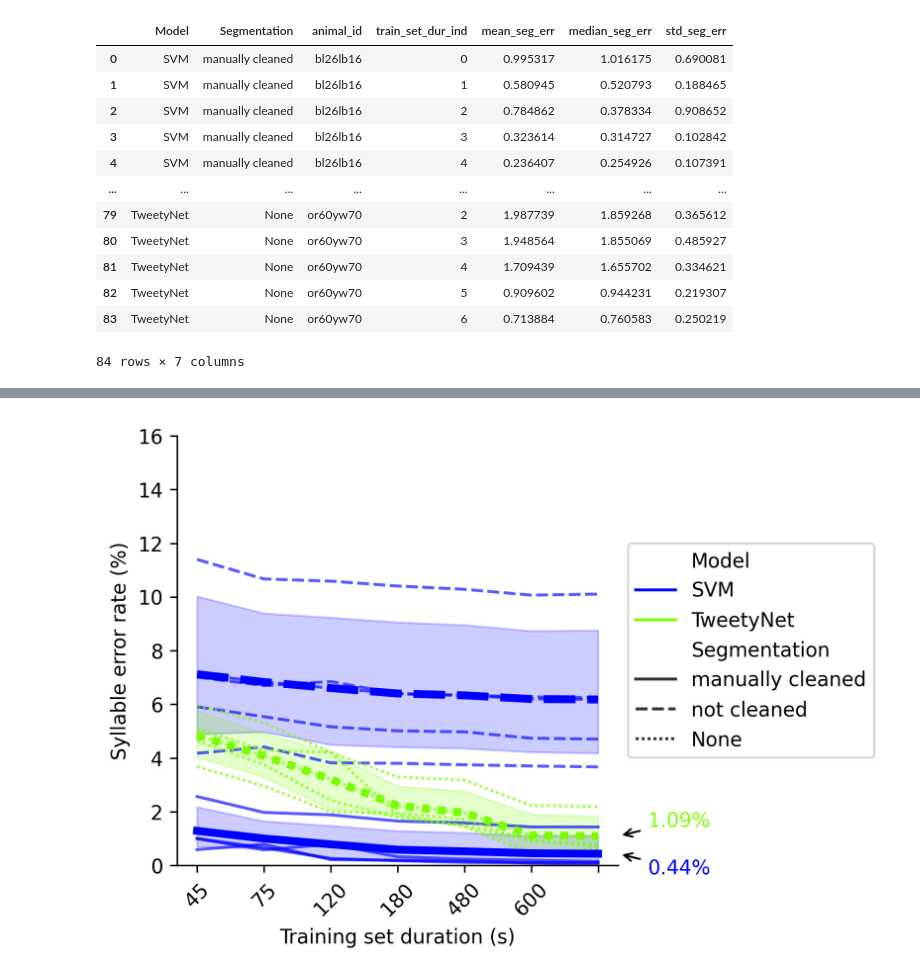
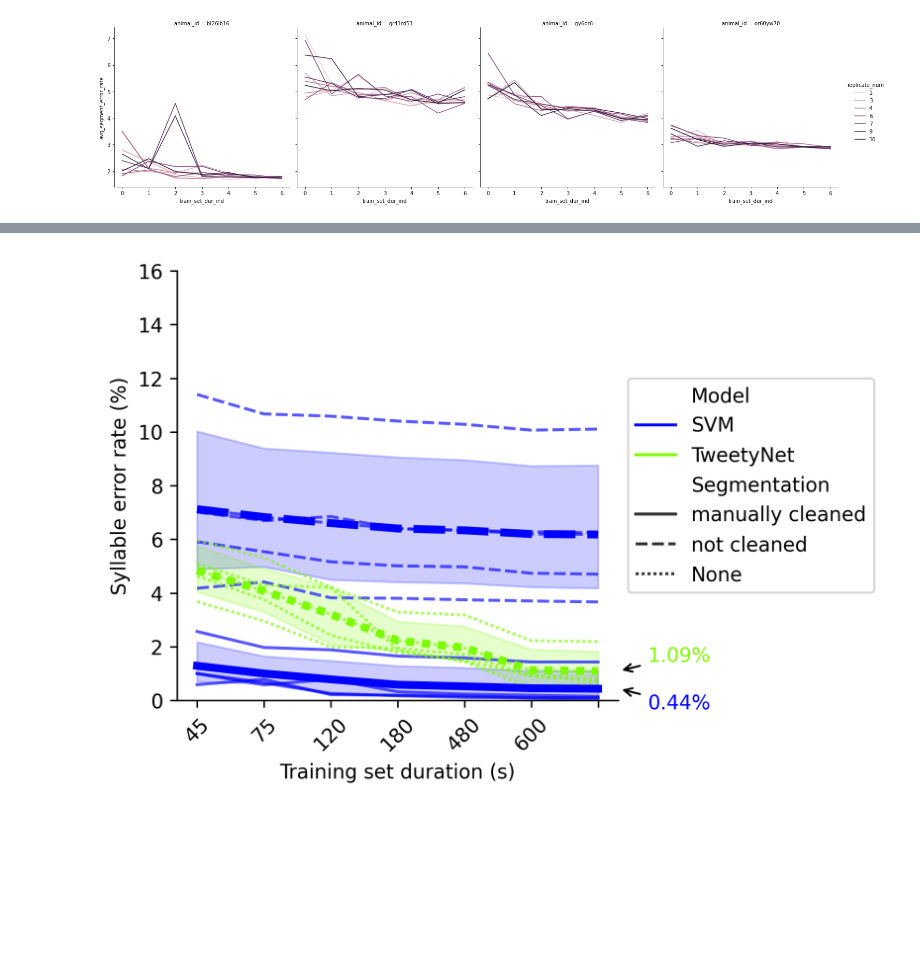
Before and after one commit to yardencsGitHub/tweetynet, a Jupyter notebook: src/scripts/hvc/hvc-figure.ipynb, the cells around one changed output, grey strips where cells are left out. Saved outputs shown, nothing was run; the diff lists cells and outputs as text; code cells hidden in the pictures; blank space fills up the shorter version.

```diff
--- a/src/scripts/hvc/hvc-figure.ipynb
+++ b/src/scripts/hvc/hvc-figure.ipynb
@@ -93,3 +93,21 @@ g = sns.relplot(
+# %%
+data = all_df[
+    (all_df.Model == 'SVM') &
+    (all_df.Segmentation == 'semi-automated-cleaning')
+]
+g = sns.relplot(
+    data=data,
+    x='train_set_dur_ind',
+    y='avg_segment_error_rate',
+    col='animal_id',
+    hue='replicate_num',
+    kind='line',
+)
+
+# for ax in g.axes.flatten():
+#     ax.set_ylim([0., 20.])
+# %% [output]
+[figure, added]
 # %%
 gb = all_df.groupby(by=['Model', 'Segmentation', 'animal_id', 'train_set_dur_ind'])
 df_agg = gb.agg(
@@ -99,22 +117,6 @@ df_agg = gb.agg(
 )
 
 data = df_agg.reset_index()  # ``data`` DataFrame for use with ``seaborn``
-# %%
-data
-# %% [output]
-|  | Model | Segmentation | animal_id | train_set_dur_ind | mean_seg_err | median_seg_err | std_seg_err |
-| 0 | SVM | manually cleaned | bl26lb16 | 0 | 0.995317 | 1.016175 | 0.690081 |
-| 1 | SVM | manually cleaned | bl26lb16 | 1 | 0.580945 | 0.520793 | 0.188465 |
-| 2 | SVM | manually cleaned | bl26lb16 | 2 | 0.784862 | 0.378334 | 0.908652 |
-| 3 | SVM | manually cleaned | bl26lb16 | 3 | 0.323614 | 0.314727 | 0.102842 |
-| 4 | SVM | manually cleaned | bl26lb16 | 4 | 0.236407 | 0.254926 | 0.107391 |
-| ... | ... | ... | ... | ... | ... | ... | ... |
-| 79 | TweetyNet | None | or60yw70 | 2 | 1.987739 | 1.859268 | 0.365612 |
-| 80 | TweetyNet | None | or60yw70 | 3 | 1.948564 | 1.855069 | 0.485927 |
-| 81 | TweetyNet | None | or60yw70 | 4 | 1.709439 | 1.655702 | 0.334621 |
-| 82 | TweetyNet | None | or60yw70 | 5 | 0.909602 | 0.944231 | 0.219307 |
-| 83 | TweetyNet | None | or60yw70 | 6 | 0.713884 | 0.760583 | 0.250219 |
-84 rows × 7 columns
 # %%
 FIG_ROOT = pyprojroot.here() / 'doc' / 'article' / 'figures' / 'mainfig_tweetynet_v_svm'
 FIG_ROOT.mkdir(exist_ok=True)
```
Also changed, not shown: parts of 3 cells of this notebook.
